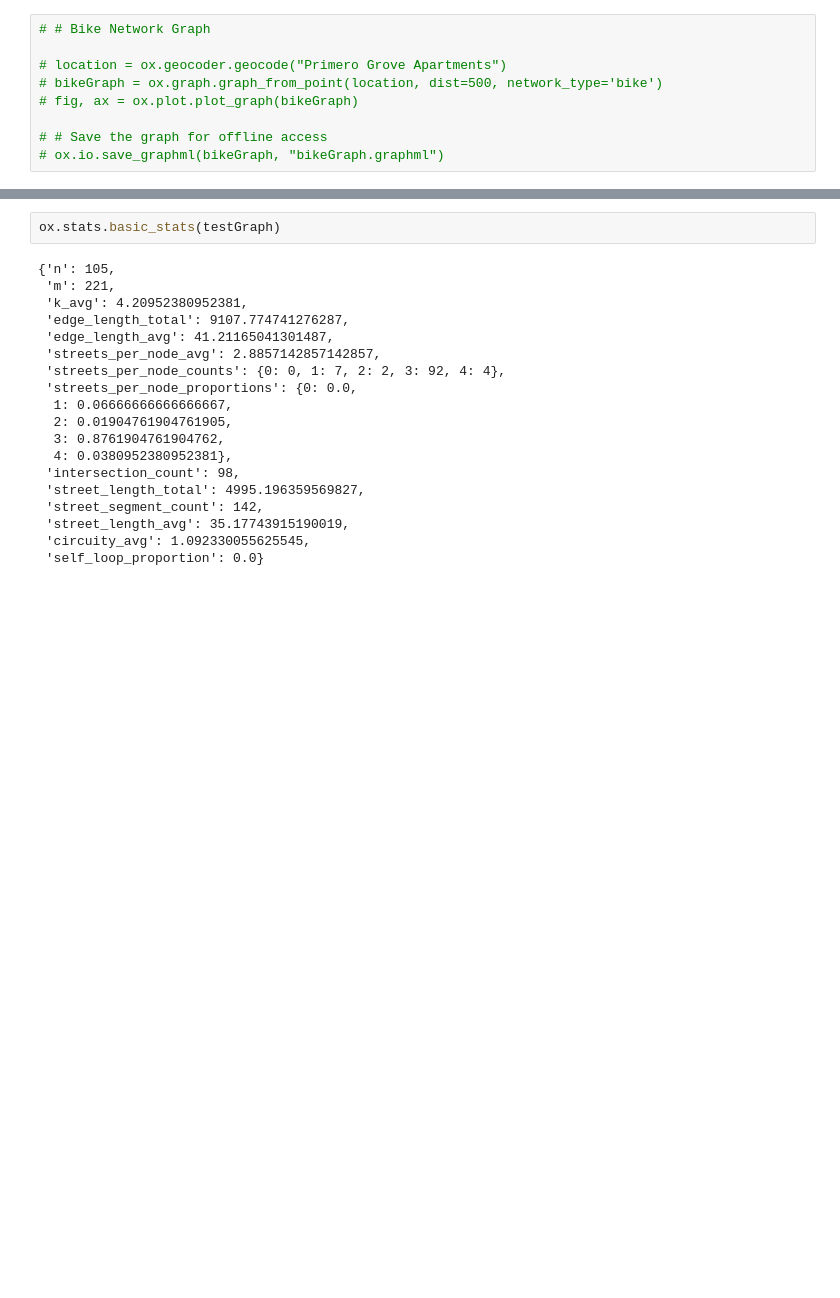
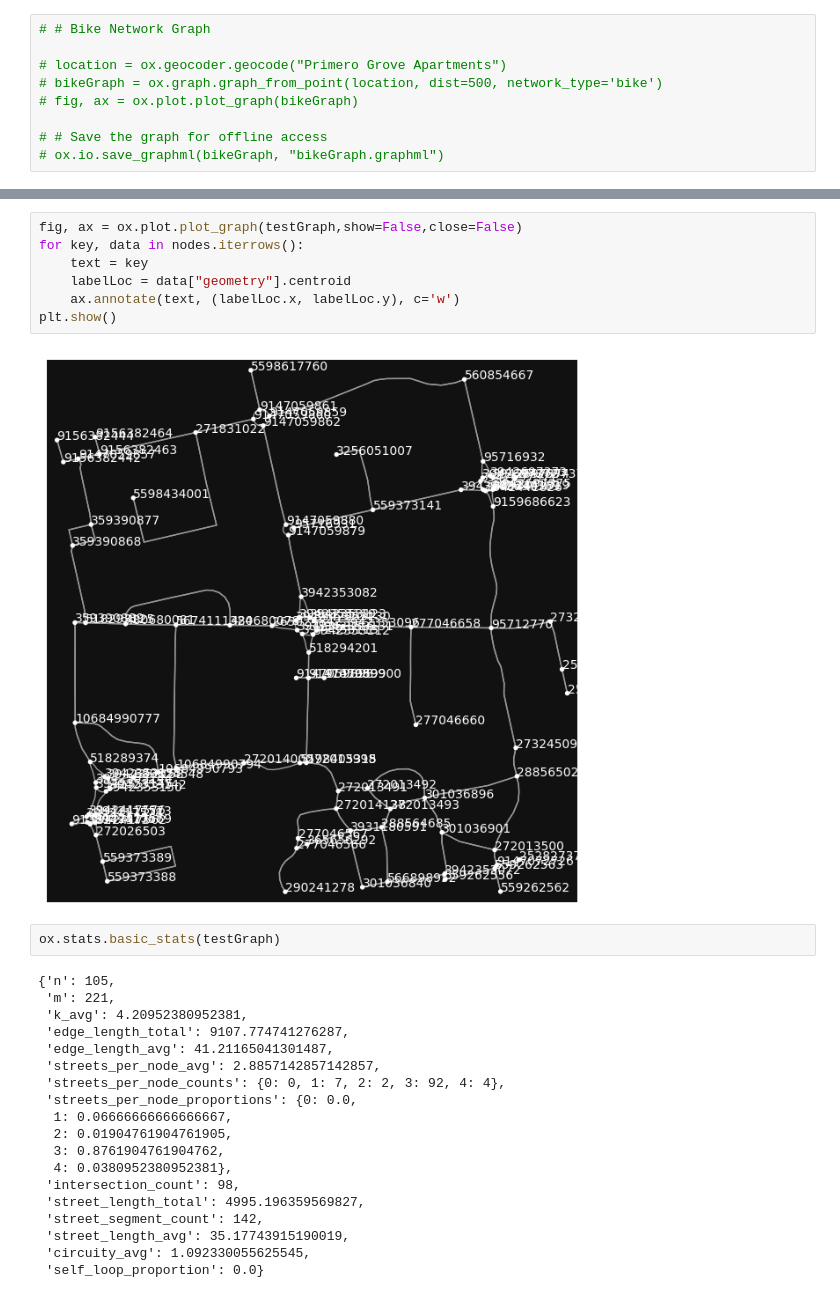
Before and after one commit to darpitydarp/ECI-253, a Jupyter notebook: Final Project/ECI 253 Final Project.ipynb, the cells around one changed output, grey strips where cells are left out. Drawn from its saved outputs; the diff is of its cells as text; blank space fills up the shorter version.

```diff
--- a/Final Project/ECI 253 Final Project.ipynb
+++ b/Final Project/ECI 253 Final Project.ipynb
@@ -38,3 +95,12 @@ testGraph = ox.routing.add_edge_travel_times(testGraph)
+# %%
+fig, ax = ox.plot.plot_graph(testGraph,show=False,close=False)
+for key, data in nodes.iterrows():
+    text = key
+    labelLoc = data["geometry"].centroid
+    ax.annotate(text, (labelLoc.x, labelLoc.y), c='w')
+plt.show()
+# %% [output]
+[figure, added]
 # %%
 ox.stats.basic_stats(testGraph)
 # %% [output]
```
Also changed, not shown: parts of 30 cells of this notebook, 1 other file.
